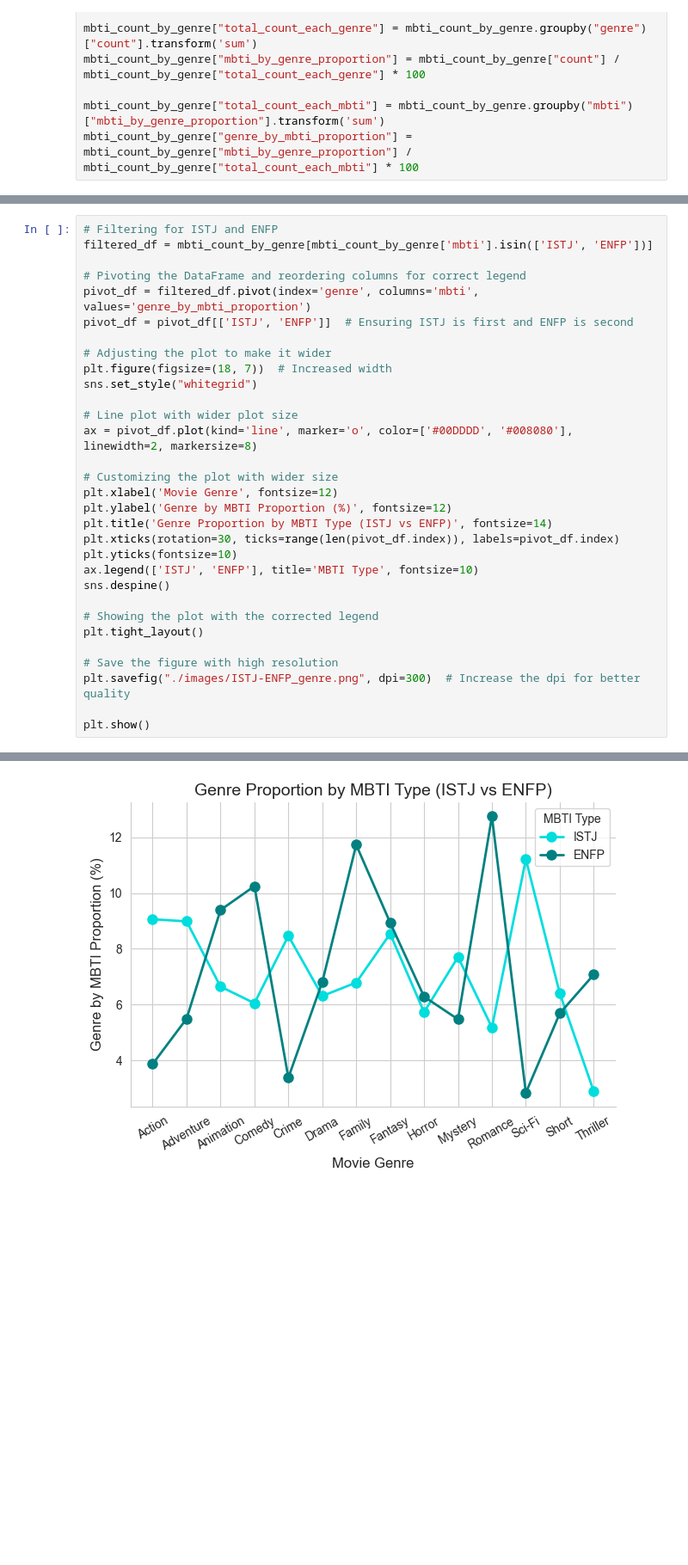
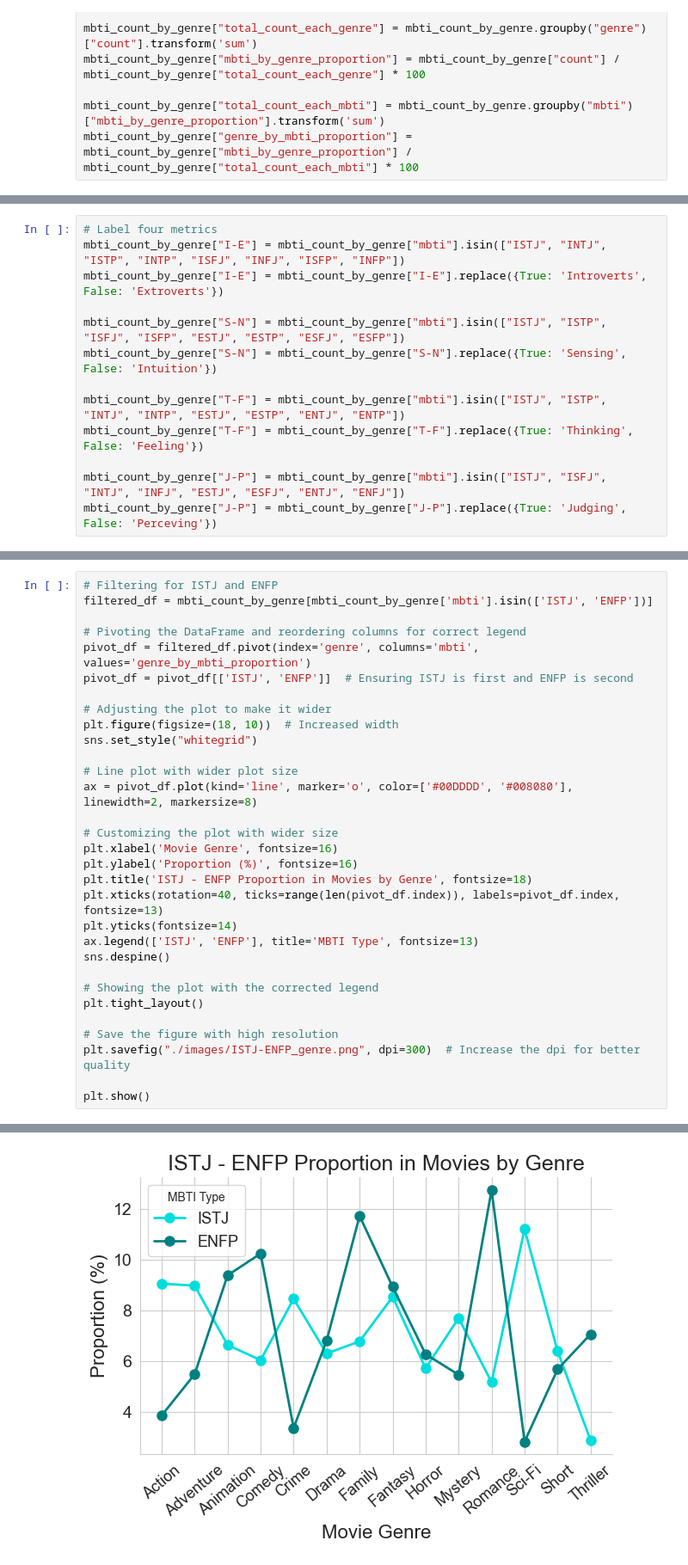
Before and after one commit to Xiaotong1120/Exploratory-Data-Analysis-on-Movie-Characters-MBTI-Personality-Types-, a Jupyter notebook: Genre.ipynb, the cells around one changed output, grey strips where cells are left out. Shown at 86% size. Saved outputs shown, nothing was run; the diff lists cells and outputs as text; blank space fills up the shorter version.

Commit message:
Update Genre Work
Make more Plots

```diff
--- a/Genre.ipynb
+++ b/Genre.ipynb
@@ -67,0 +68,13 @@ plt.show()
+# %%
+# Label four metrics
+mbti_count_by_genre["I-E"] = mbti_count_by_genre["mbti"].isin(["ISTJ", "INTJ", "ISTP", "INTP", "ISFJ", "INFJ", "ISFP", "INFP"])
+mbti_count_by_genre["I-E"] = mbti_count_by_genre["I-E"].replace({True: 'Introverts', False: 'Extroverts'})
+
+mbti_count_by_genre["S-N"] = mbti_count_by_genre["mbti"].isin(["ISTJ", "ISTP", "ISFJ", "ISFP", "ESTJ", "ESTP", "ESFJ", "ESFP"])
+mbti_count_by_genre["S-N"] = mbti_count_by_genre["S-N"].replace({True: 'Sensing', False: 'Intuition'})
+
+mbti_count_by_genre["T-F"] = mbti_count_by_genre["mbti"].isin(["ISTJ", "ISTP", "INTJ", "INTP", "ESTJ", "ESTP", "ENTJ", "ENTP"])
+mbti_count_by_genre["T-F"] = mbti_count_by_genre["T-F"].replace({True: 'Thinking', False: 'Feeling'})
+
+mbti_count_by_genre["J-P"] = mbti_count_by_genre["mbti"].isin(["ISTJ", "ISFJ", "INTJ", "INFJ", "ESTJ", "ESFJ", "ENTJ", "ENFJ"])
+mbti_count_by_genre["J-P"] = mbti_count_by_genre["J-P"].replace({True: 'Judging', False: 'Perceving'})
@@ -74,19 +137,19 @@ pivot_df = filtered_df.pivot(index='genre', columns='mbti', values='genre_by_mbt
 pivot_df = pivot_df[['ISTJ', 'ENFP']]  # Ensuring ISTJ is first and ENFP is second
 
 # Adjusting the plot to make it wider
-plt.figure(figsize=(18, 7))  # Increased width
+plt.figure(figsize=(18, 10))  # Increased width
 sns.set_style("whitegrid")
 
 # Line plot with wider plot size
 ax = pivot_df.plot(kind='line', marker='o', color=['#00DDDD', '#008080'], linewidth=2, markersize=8)
 
 # Customizing the plot with wider size
-plt.xlabel('Movie Genre', fontsize=12)
-plt.ylabel('Genre by MBTI Proportion (%)', fontsize=12)
-plt.title('Genre Proportion by MBTI Type (ISTJ vs ENFP)', fontsize=14)
-plt.xticks(rotation=30, ticks=range(len(pivot_df.index)), labels=pivot_df.index)
-plt.yticks(fontsize=10)
-ax.legend(['ISTJ', 'ENFP'], title='MBTI Type', fontsize=10)
+plt.xlabel('Movie Genre', fontsize=16)
+plt.ylabel('Proportion (%)', fontsize=16)
+plt.title('ISTJ - ENFP Proportion in Movies by Genre', fontsize=18)
+plt.xticks(rotation=40, ticks=range(len(pivot_df.index)), labels=pivot_df.index, fontsize=13)
+plt.yticks(fontsize=14)
+ax.legend(['ISTJ', 'ENFP'], title='MBTI Type', fontsize=13)
 sns.despine()
 
 # Showing the plot with the corrected legend
@@ -101 +164 @@ plt.show()
-[figure, old version]
+[figure, new version]
```
Also changed, not shown: parts of 8 cells of this notebook, 6 other files.
